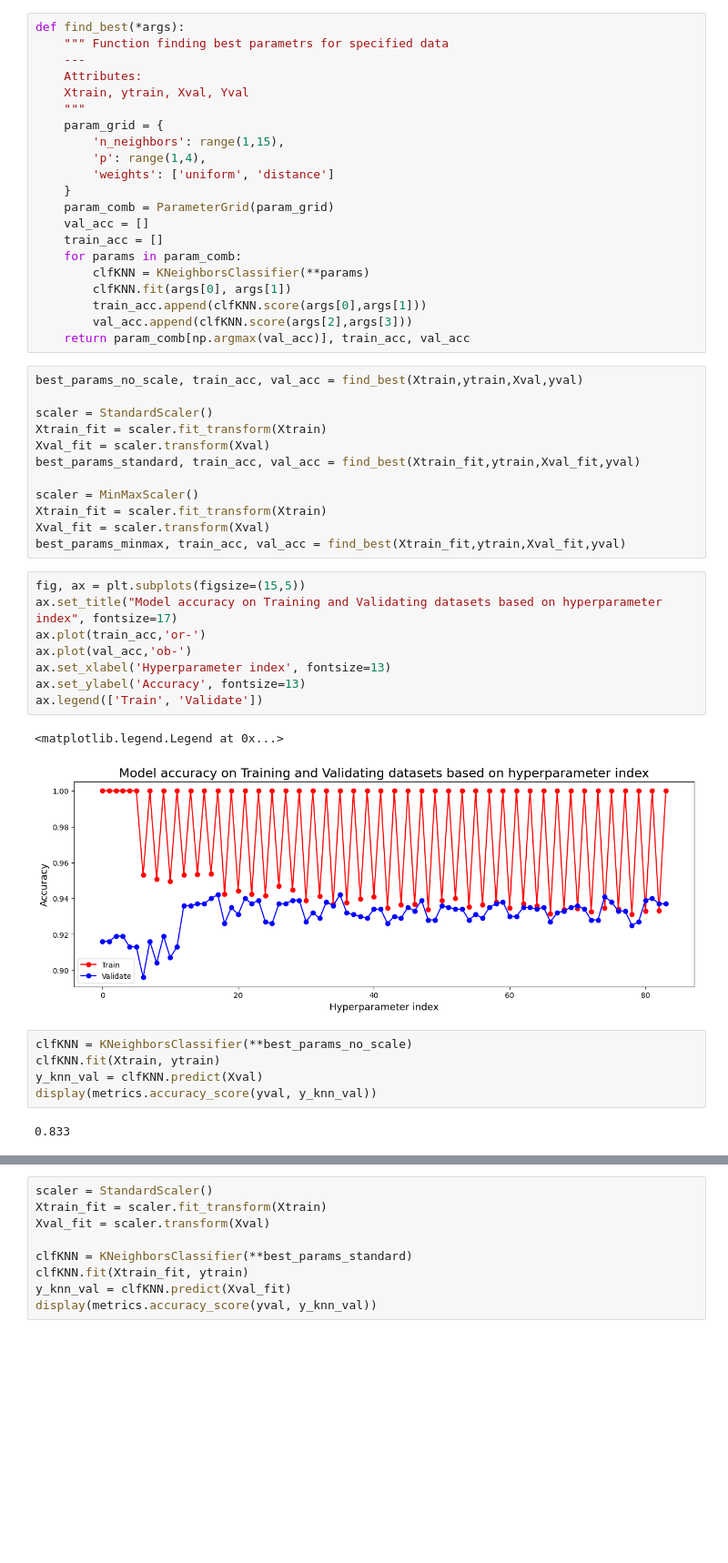
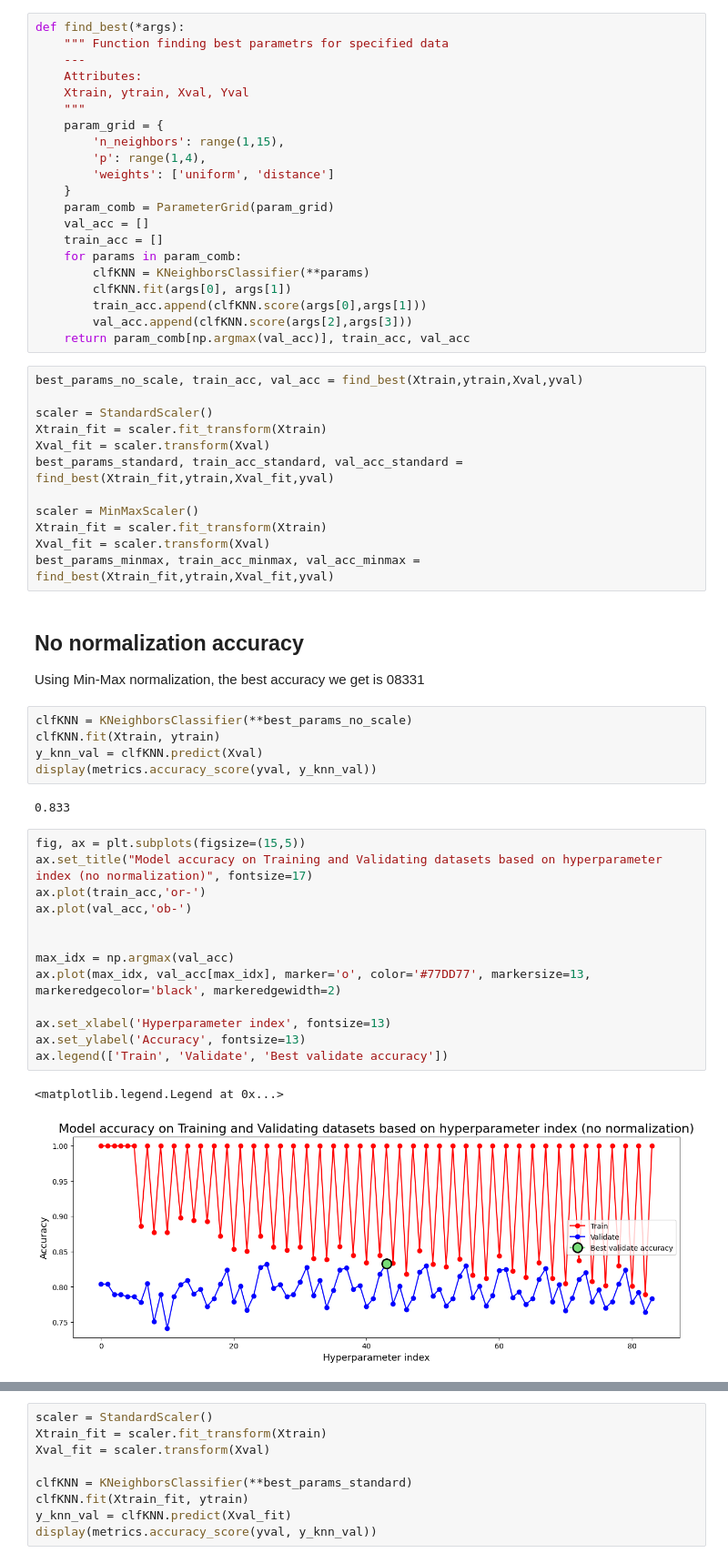
Before and after one commit to Ondralol/k-nearest-neighbours-article, a Jupyter notebook: main.ipynb, the cells around one changed output, grey strips where cells are left out. Shown at 91% size. Cells and saved outputs as stored; diff of their text form; blank space fills up the shorter version.

```diff
--- a/main.ipynb
+++ b/main.ipynb
@@ -451,23 +488,16 @@ best_params_no_scale, train_acc, val_acc = find_best(Xtrain,ytrain,Xval,yval)
 scaler = StandardScaler()
 Xtrain_fit = scaler.fit_transform(Xtrain)
 Xval_fit = scaler.transform(Xval)
-best_params_standard, train_acc, val_acc = find_best(Xtrain_fit,ytrain,Xval_fit,yval)
+best_params_standard, train_acc_standard, val_acc_standard = find_best(Xtrain_fit,ytrain,Xval_fit,yval)
 
 scaler = MinMaxScaler()
 Xtrain_fit = scaler.fit_transform(Xtrain)
 Xval_fit = scaler.transform(Xval)
-best_params_minmax, train_acc, val_acc = find_best(Xtrain_fit,ytrain,Xval_fit,yval)
+best_params_minmax, train_acc_minmax, val_acc_minmax = find_best(Xtrain_fit,ytrain,Xval_fit,yval)
-# %%
-fig, ax = plt.subplots(figsize=(15,5))
-ax.set_title("Model accuracy on Training and Validating datasets based on hyperparameter index", fontsize=17)
-ax.plot(train_acc,'or-')
-ax.plot(val_acc,'ob-')
-ax.set_xlabel('Hyperparameter index', fontsize=13)
-ax.set_ylabel('Accuracy', fontsize=13)
-ax.legend(['Train', 'Validate'])
-# %% [output]
-<matplotlib.legend.Legend at 0x...>
-[figure, old version]
+# %% [markdown]
+## No normalization accuracy
+
+Using Min-Max normalization, the best accuracy we get is 08331
 # %%
 clfKNN = KNeighborsClassifier(**best_params_no_scale)
 clfKNN.fit(Xtrain, ytrain)
@@ -475,5 +505,21 @@ y_knn_val = clfKNN.predict(Xval)
 display(metrics.accuracy_score(yval, y_knn_val))
 # %% [output]
 0.833
+# %%
+fig, ax = plt.subplots(figsize=(15,5))
+ax.set_title("Model accuracy on Training and Validating datasets based on hyperparameter index (no normalization)", fontsize=17)
+ax.plot(train_acc,'or-')
+ax.plot(val_acc,'ob-')
+
+
+max_idx = np.argmax(val_acc)
+ax.plot(max_idx, val_acc[max_idx], marker='o', color='#77DD77', markersize=13, markeredgecolor='black', markeredgewidth=2)
+
+ax.set_xlabel('Hyperparameter index', fontsize=13)
+ax.set_ylabel('Accuracy', fontsize=13)
+ax.legend(['Train', 'Validate', 'Best validate accuracy'])
+# %% [output]
+<matplotlib.legend.Legend at 0x...>
+[figure, new version]
 # %% [markdown]
 # Normalization
```
Also changed, not shown: parts of 27 cells of this notebook, 24 other files.
